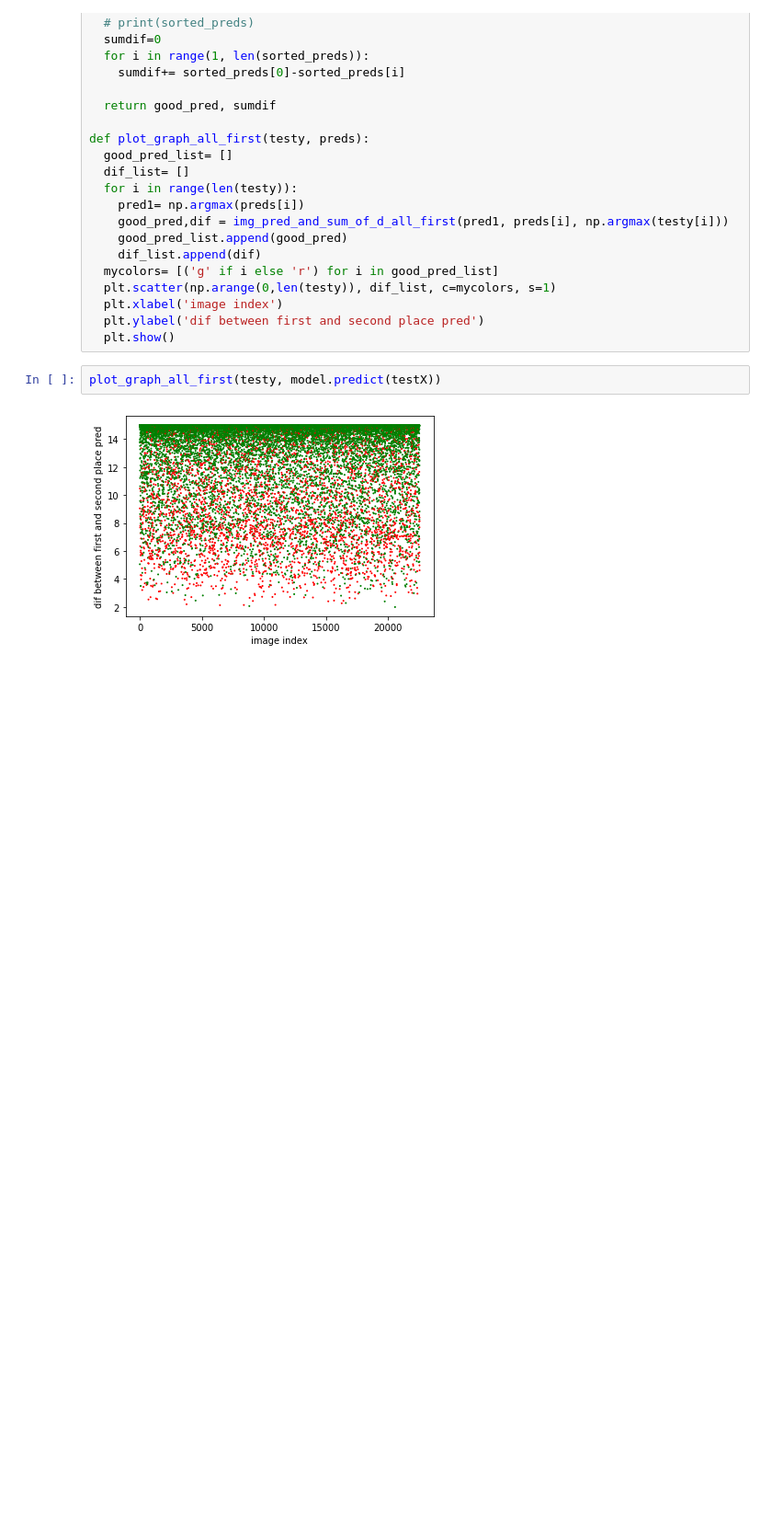
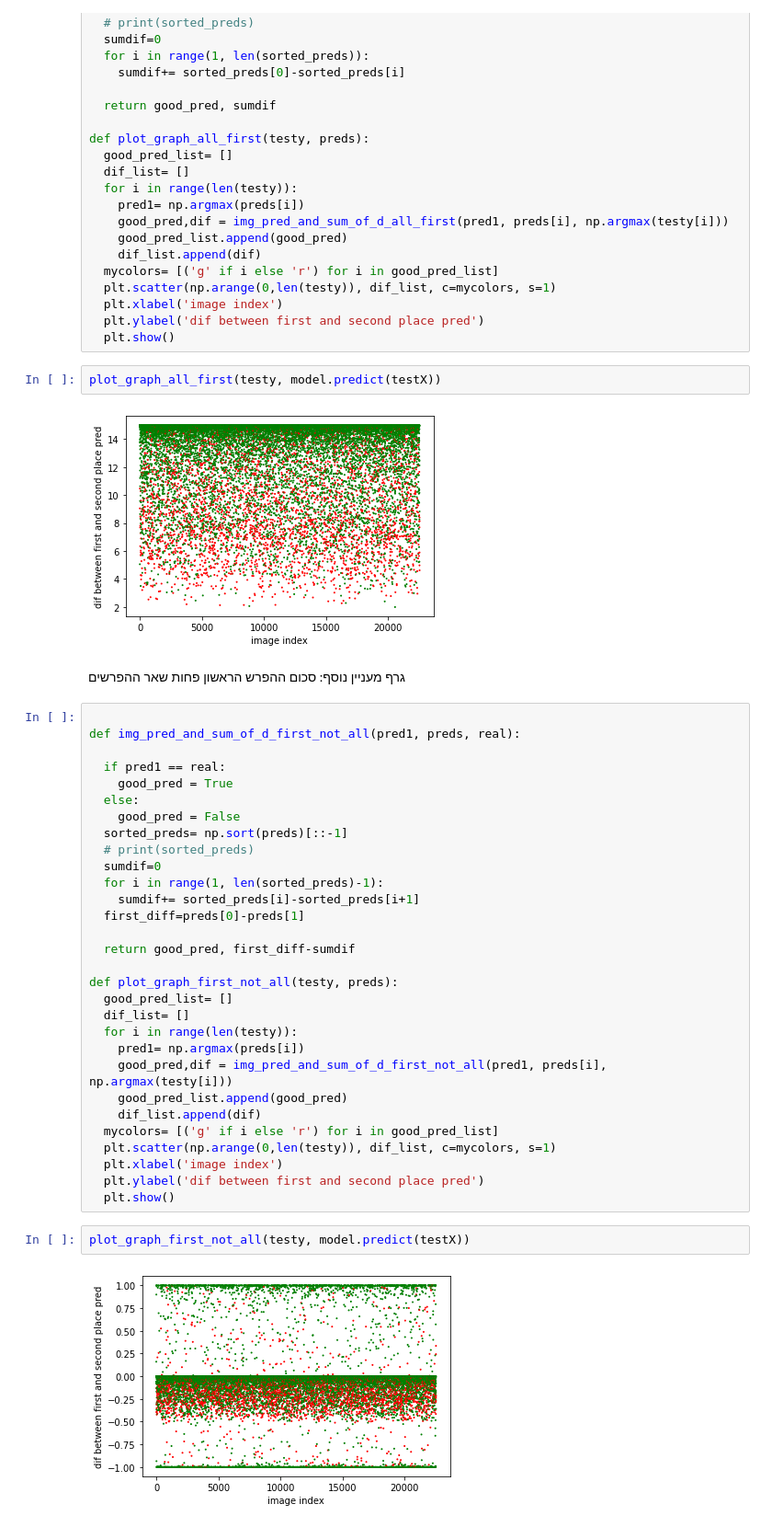
Before and after one commit to 2022Group3/projectNotebooks, a Jupyter notebook: analize_model_not_confident_trash_hold.ipynb, the cells around one changed output. Shown at 92% size. Saved outputs shown, nothing was run; the diff lists cells and outputs as text; blank space fills up the shorter version.

```diff
--- a/analize_model_not_confident_trash_hold.ipynb
+++ b/analize_model_not_confident_trash_hold.ipynb
@@ -264,3 +270,39 @@ def plot_graph_all_first(testy, preds):
 plot_graph_all_first(testy, model.predict(testX))
 # %% [output]
 [figure]
+# %% [markdown]
+גרף מעניין נוסף: סכום ההפרש הראשון פחות שאר ההפרשים
+# %%
+
+def img_pred_and_sum_of_d_first_not_all(pred1, preds, real):
+
+  if pred1 == real:
+    good_pred = True
+  else:
+    good_pred = False
+  sorted_preds= np.sort(preds)[::-1]
+  # print(sorted_preds)
+  sumdif=0
+  for i in range(1, len(sorted_preds)-1):
+    sumdif+= sorted_preds[i]-sorted_preds[i+1]
+  first_diff=preds[0]-preds[1]
+
+  return good_pred, first_diff-sumdif
+
+def plot_graph_first_not_all(testy, preds):
+  good_pred_list= []
+  dif_list= []
+  for i in range(len(testy)):
+    pred1= np.argmax(preds[i])
+    good_pred,dif = img_pred_and_sum_of_d_first_not_all(pred1, preds[i], np.argmax(testy[i]))
+    good_pred_list.append(good_pred)
+    dif_list.append(dif)
+  mycolors= [('g' if i else 'r') for i in good_pred_list]
+  plt.scatter(np.arange(0,len(testy)), dif_list, c=mycolors, s=1)
+  plt.xlabel('image index')
+  plt.ylabel('dif between first and second place pred')
+  plt.show()
+# %%
+plot_graph_first_not_all(testy, model.predict(testX))
+# %% [output]
+[figure, added]
```
Also changed, not shown: parts of 2 cells of this notebook.
